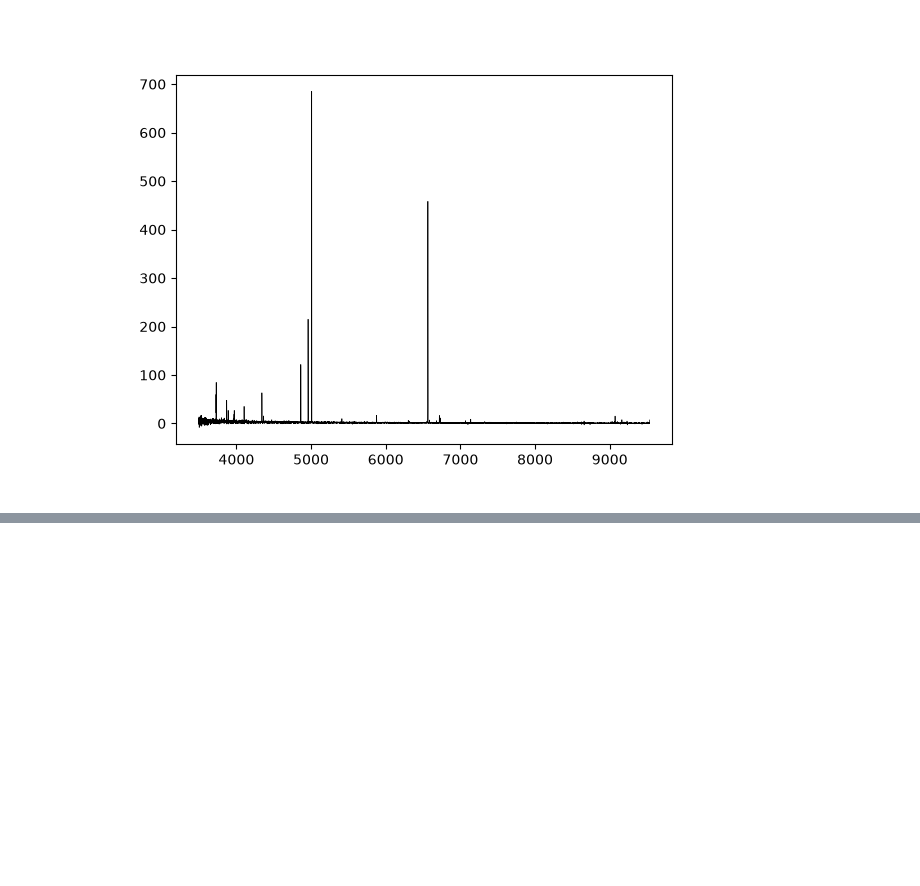
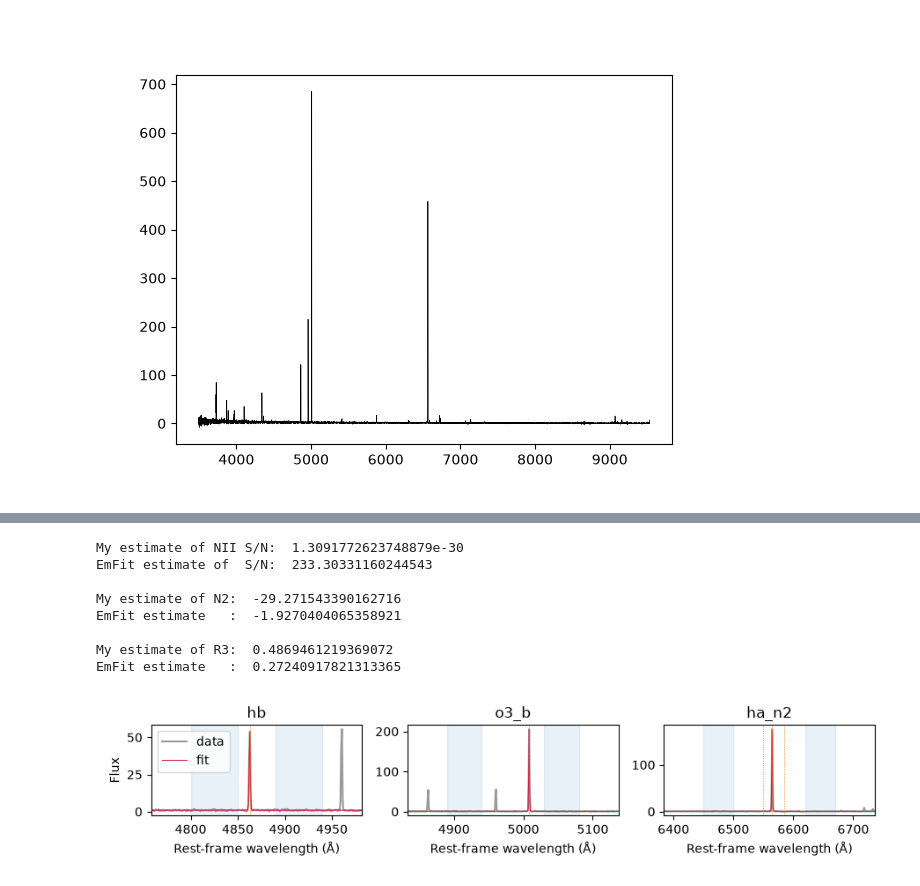
Before and after one commit to thevalentino/desi-selection-exploration, a Jupyter notebook: notebooks/line-measurements.ipynb, the cells around one changed output, grey strips where cells are left out. Cells and saved outputs as stored; diff of their text form; code cells hidden in the pictures; blank space fills up the shorter version.

```diff
--- a/notebooks/line-measurements.ipynb
+++ b/notebooks/line-measurements.ipynb
@@ -87,0 +424,35 @@ plt.show()
+# %%
+idx = 1
+targetid = emps['TARGETID'].loc[idx]
+spec = Table.read(f'../data/spectra/{targetid}.fits', format='fits')
+
+z = emps['Z'].loc[idx]
+N2 = emps['N2'].loc[idx]
+R3 = emps['R3'].loc[idx]
+ston = emps['ston'].loc[idx]
+
+result = fit_spectrum_lines(f"../data/spectra/{targetid}.fits", z=z, emp_catalog_path="../data/emp-candidates.fits")
+
+print("My estimate of NII S/N: ", result['ha_n2']['popt'][4] / result['ha_n2']['perr'][4])
+print("EmFit estimate of  S/N: ", ston)
+print("")
+print("My estimate of N2: ", np.log10(result['ha_n2']['popt'][4] / result['ha_n2']['popt'][3]))
+print("EmFit estimate   : ", N2)
+print("")
+print("My estimate of R3: ", np.log10(result['o3_b']['popt'][2] / result['hb']['popt'][2]))
+print("EmFit estimate   : ", R3)
+
+
+
+plot_fit_results(result, spec, z, fignum=5);
+plt.show();
+# %% [output]
+My estimate of NII S/N:  1.3091772623748879e-30
+EmFit estimate of  S/N:  233.30331160244543
+
+My estimate of N2:  -29.271543390162716
+EmFit estimate   :  -1.9270404065358921
+
+My estimate of R3:  0.4869461219369072
+EmFit estimate   :  0.27240917821313365
+[figure, added]
```
Also changed, not shown: parts of 24 cells of this notebook.
